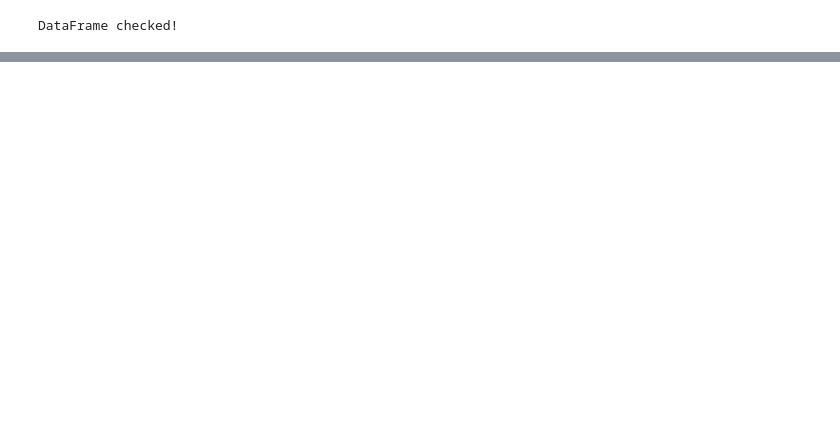
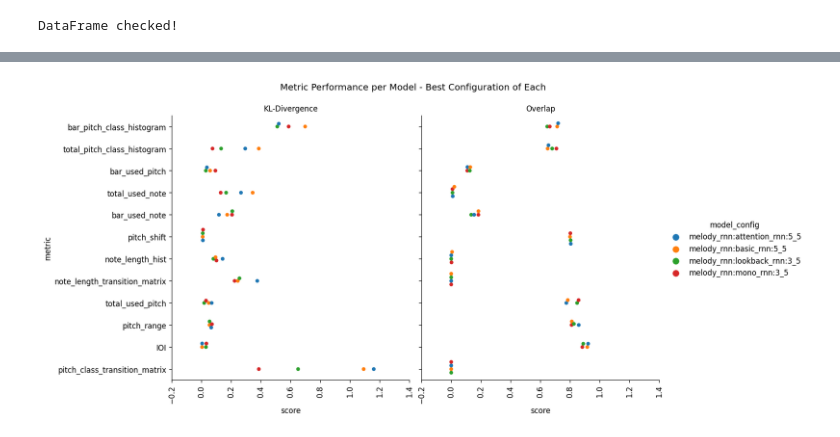
Before and after one commit to ghalestrilo/ornette, a Jupyter notebook: scripts/analysis.ipynb, the cells around one changed output, grey strips where cells are left out. Saved outputs shown, nothing was run; the diff lists cells and outputs as text; code cells hidden in the pictures; blank space fills up the shorter version.

```diff
--- a/scripts/analysis.ipynb
+++ b/scripts/analysis.ipynb
@@ -82,26 +156,6 @@ evaluation_sets = [
 ]
 
 cols_gen = [ "model", "checkpoint", "dataset", "primer", "iteration", "out_file", "time", "in_len", "out_len" ]
-# %%
-# Folder Definitions (+ Create new folder)
-outputdir = path.join(path.curdir,'output')
-datasetdir = path.join(path.curdir,'dataset')
-basefoldername = str(date.today())
-i = 0
-while True:
-    foldername = f'{basefoldername}-{i}'
-    full_foldername = path.join(outputdir, foldername)
-
-    if not path.exists(full_foldername):
-      mkdir(full_foldername)
-      break
-
-    if not any(listdir(full_foldername)): break
-    i = i + 1
-
-expname = ''
-def log(message):
-    print(f'[batch:{expname}] {message}')
 # %%
 # Generation Methods
 
@@ -782,0 +838,60 @@ print(output)
+# %%
+
+# Best Config per Model:Checkpoint
+
+# IMPORTANT:
+# Determine best configuration for each model:checkpoint
+maxes = df_mean_metrics.loc[df_mean_metrics.reset_index().groupby(['model','checkpoint'])['overlap_mean'].idxmax()]
+maxes['seconds_per_bar'] = maxes['time'] / maxes['out_len'] / 10
+cols = ['model', 'checkpoint', 'config']
+maxes['model_config'] = maxes[cols].apply(lambda row: ':'.join(row.values.astype(str)), axis=1)
+maxes = maxes.drop(columns=['model','checkpoint','config','in_len','iteration'])
+maxes.set_index('model_config', drop=True)
+
+subplots = (
+    [ ('_overlap', 'Best Model Configuration: Metric Overlap against Dataset')
+    , ('_kl_div', 'Best Model Configuration: Metric KL-Divergence against Dataset')
+    ]
+)
+
+# Convert DataFrame to Long-Form, splitting by metric type (Overlap / KL-Divergence)
+metrics = [metric for metric in maxes.columns for (suffix,_) in subplots if metric.endswith(suffix)]
+maxes = maxes[['model_config'] + metrics]
+maxes = maxes.melt(id_vars=["model_config"], var_name="metric", value_name="score").dropna()
+maxes['metric_type'] = maxes['metric'].astype(str).str.contains(subplots[0][0]).apply(lambda x: 'Overlap' if x == True else 'KL-Divergence')
+maxes['metric'] = filter_metric_names(maxes['metric'])
+
+# Sort metrics by pitch/length scope (TODO)
+# maxes['is_note_metric'] = maxes['metric'].astype(str).str.contains('[pitch]|[note]', regex=True)
+# maxes.sort_values(by='is_note_metric')
+# maxes.reset_index()
+# maxes.drop(columns=['is_note_metric'])
+
+
+# Best Config of Each - Scatter Plot
+g = sns.catplot(data=maxes, y="metric", x="score", hue="model_config", col='metric_type',  kind="swarm", height=6, aspect=1,
+order=maxes.metric.value_counts().index)
+locs, labels = plt.xticks()
+g.set_xticklabels(labels, rotation=90)
+g.set_titles('{col_name}')
+g.fig.suptitle('Metric Performance per Model - Best Configuration of Each')
+g.fig.subplots_adjust(top=0.88)
+g.fig.set_dpi(120)
+plt.savefig(figure_output('best-config-of-each-scatter-plot'))
+plt.show()
+
+# Best Config of Each - Heatmaps
+fig, axs = plt.subplots(2, figsize=(16,8), sharex='col', sharey='row', dpi=120)
+fig.suptitle('Metric Performance per Model - Best Configuration of Each')
+gs = fig.add_gridspec(2, 1, hspace=0, wspace=0)
+for i, metric_type in enumerate(reversed(maxes['metric_type'].unique())):
+    ax = axs[i]
+    ax.set_title(f'{metric_type}')
+    cmap = ['Greens', 'Greens_r'][i]
+    tmp_df = maxes.groupby('metric_type').get_group(metric_type)
+    tmp_df = pd.pivot_table(tmp_df, values='score', index=['model_config'], columns=['metric'])
+    sns.heatmap(data=tmp_df, ax=axs[i], annot=True, cmap=cmap)
+plt.savefig(figure_output('best-config-of-each-heatmap'))
+plt.show()
+# %% [output]
+[figure, added]
```
Also changed, not shown: parts of 34 cells of this notebook, 5 other files.
